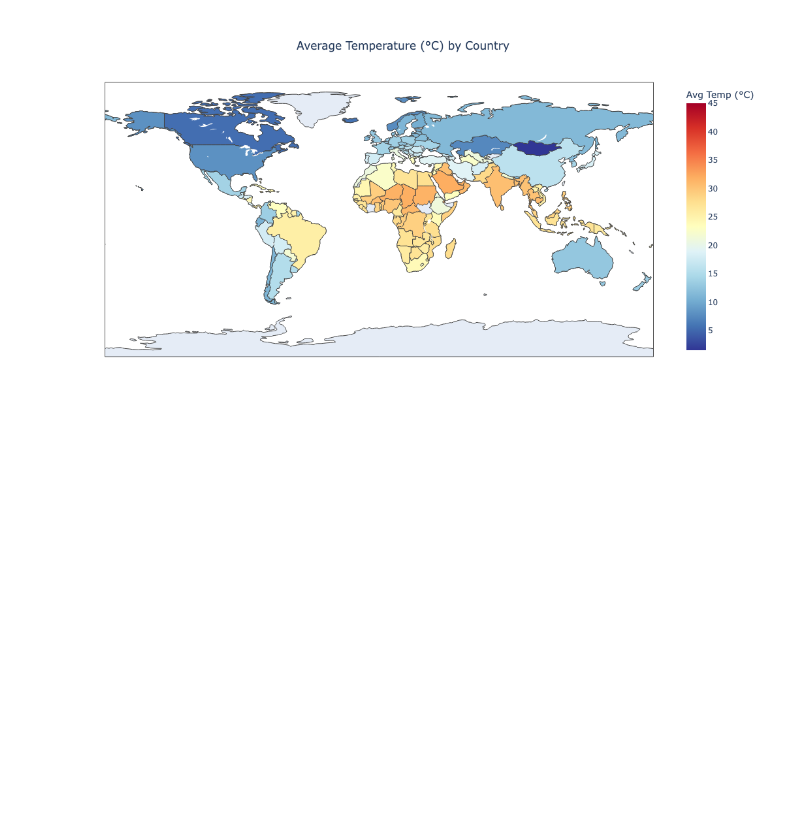
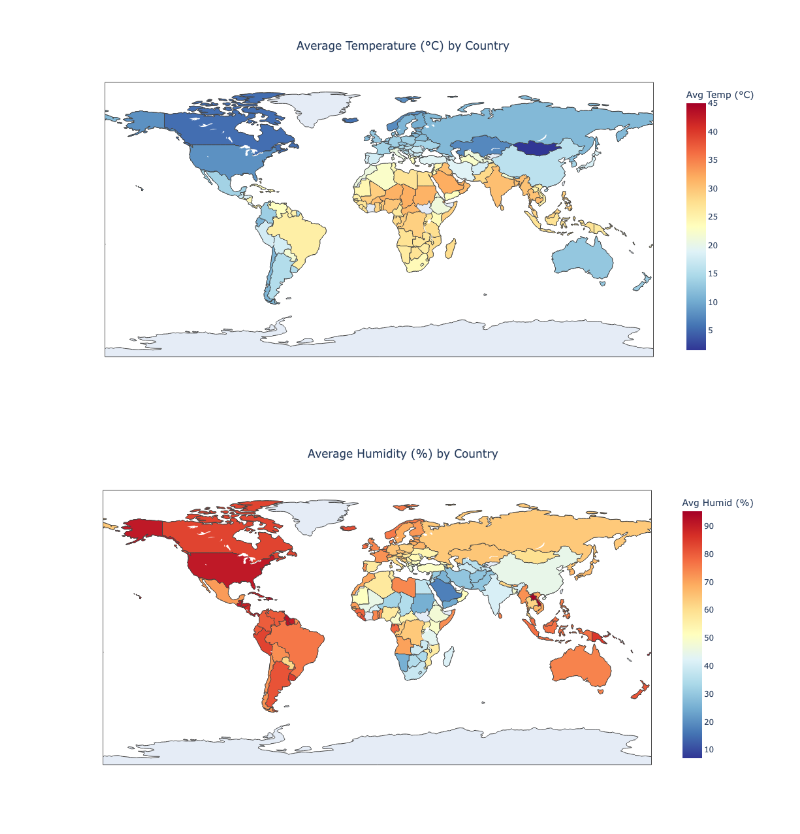
Before and after one commit to FlazeFy2/DS-World_Weather_Repository, a Jupyter notebook: exploratory data analysis-World map.ipynb, the cells around one changed output. Saved outputs shown, nothing was run; the diff lists cells and outputs as text; code cells hidden in the pictures; blank space fills up the shorter version.

Commit message:
[DS] Exploratory Data Analysis (EDA) - World Map - Average Humidity in Percent

```diff
--- a/exploratory data analysis-World map.ipynb
+++ b/exploratory data analysis-World map.ipynb
@@ -23,3 +23,28 @@ fig.update_layout(
 fig.show()
 # %% [output]
 [figure]
+# %%
+import plotly.express as px
+import pandas as pd
+
+# Exploratory Data Analysis (EDA) - World Map - Average Humidity in Percent
+df = pd.read_csv("GlobalWeatherRepository.csv")
+
+avg_temp = df.groupby('country', as_index=False)['humidity'].mean()
+# World Map
+fig = px.choropleth(
+    avg_temp,
+    locations='country',
+    locationmode='country names',
+    color='humidity',
+    color_continuous_scale='RdYlBu_r',
+    title='Average Humidity (%) by Country',
+    labels={'humidity': 'Avg Humid (%)'}
+)
+fig.update_layout(
+    title_x=0.5,
+    height=600
+)
+fig.show()
+# %% [output]
+[figure, added]
```
